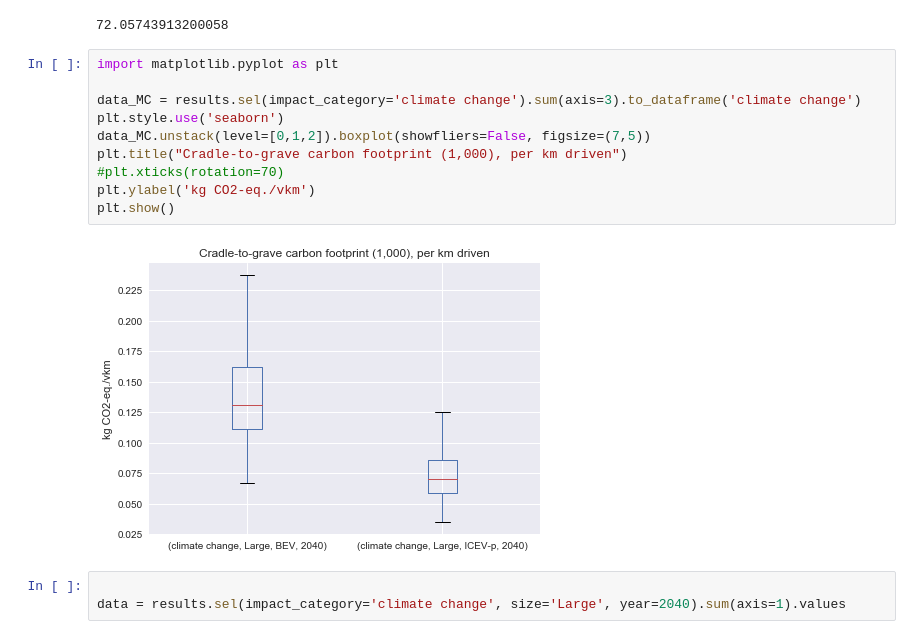
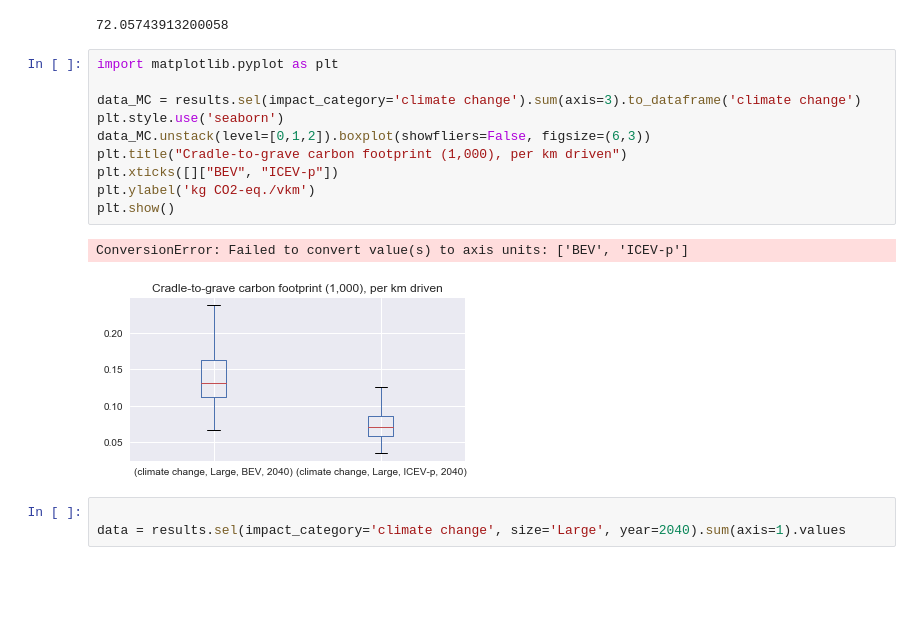
Before and after one commit to romainsacchi/carculator, a Jupyter notebook: examples/Examples.ipynb, the cells around one changed output. Drawn from its saved outputs; the diff is of its cells as text; blank space fills up the shorter version.

```diff
--- a/examples/Examples.ipynb
+++ b/examples/Examples.ipynb
@@ -873,15 +873,16 @@ timeit.timeit(MC_analysis, number=1)
 # %%
 import matplotlib.pyplot as plt
 
 data_MC = results.sel(impact_category='climate change').sum(axis=3).to_dataframe('climate change')
 plt.style.use('seaborn')
-data_MC.unstack(level=[0,1,2]).boxplot(showfliers=False, figsize=(7,5))
+data_MC.unstack(level=[0,1,2]).boxplot(showfliers=False, figsize=(6,3))
 plt.title("Cradle-to-grave carbon footprint (1,000), per km driven")
-#plt.xticks(rotation=70)
+plt.xticks([]["BEV", "ICEV-p"])
 plt.ylabel('kg CO2-eq./vkm')
 plt.show()
 # %% [output]
+ConversionError: Failed to convert value(s) to axis units: ['BEV', 'ICEV-p']
-[figure, old version]
+[figure, new version]
 # %%
 
 data = results.sel(impact_category='climate change', size='Large', year=2040).sum(axis=1).values
```
Also changed, not shown: 2 other files.
